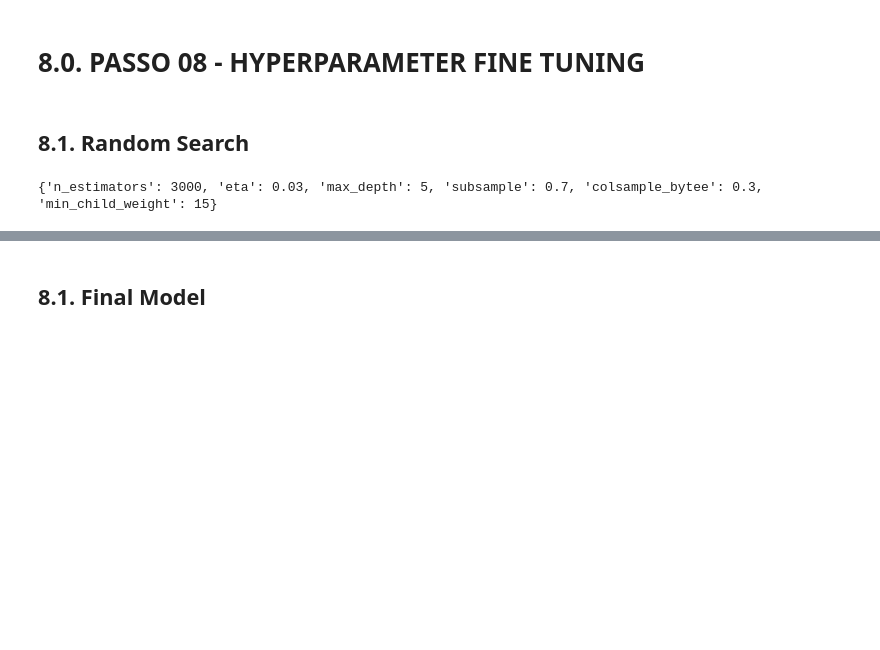
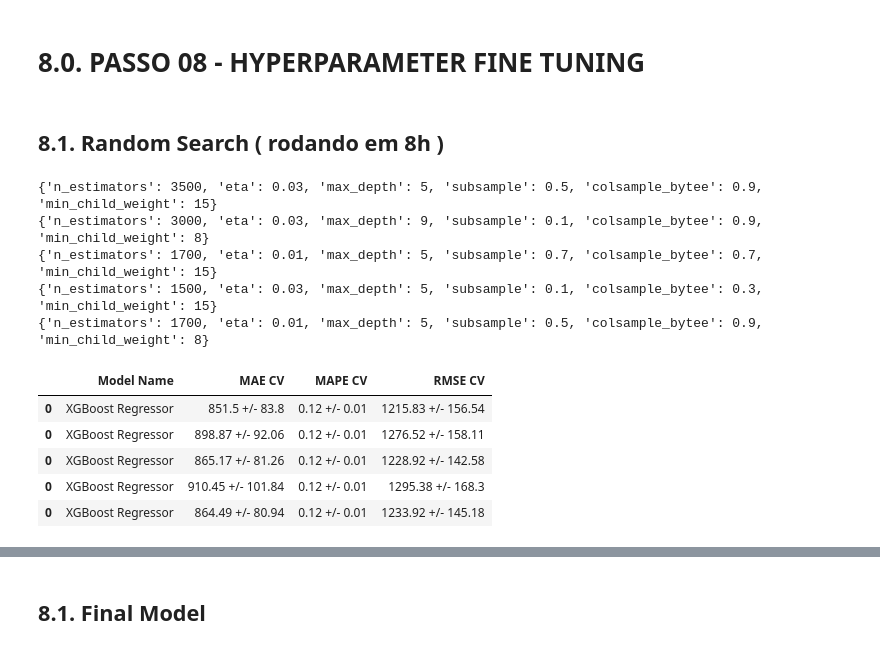
Before and after one commit to Ricardojnf33/Rossmann_Store_Sales, a Jupyter notebook: modelos/Rossmann_Store_Sales_Modulo_9_Business_Total_Machine_Learning_Performance.ipynb, the cells around one changed output, grey strips where cells are left out. Drawn from its saved outputs; the diff is of its cells as text; code cells hidden in the pictures; blank space fills up the shorter version.

```diff
--- a/modelos/Rossmann_Store_Sales_Modulo_9_Business_Total_Machine_Learning_Performance.ipynb
+++ b/modelos/Rossmann_Store_Sales_Modulo_9_Business_Total_Machine_Learning_Performance.ipynb
@@ -1162,5 +1168,5 @@ modelling_result_cv
 # %% [markdown]
 # 8.0. PASSO 08 - HYPERPARAMETER FINE TUNING
 # %% [markdown]
-## 8.1. Random Search
+## 8.1. Random Search ( rodando em 8h )
 # %%
@@ -1176,26 +1182,36 @@ MAX_EVAL = 5
 # %%
-final_result = pd.DataFrame()
-
-for i in range( MAX_EVAL ):
-    # choose values for parameters randomly
-    hp = { k: np.random.choice( v, 1 )[0] for k, v in param.items() }
-    print( hp )
-
-    # model
-    model_xgb = xgb.XGBRegressor( objective='reg:squarederror',
-                                n_estimators=hp['n_estimators'],
-                                eta=hp['eta'],
-                                max_depth=hp['max_depth'],
-                                subsample=hp['subsample'],
-                                colsample_bytee=hp['colsample_bytee'],
-                                min_child_weight=hp['min_child_weight'] )
-
-    # performance
-    result = cross_validation( x_training, 2, 'XGBoost Regressor', model_xgb, verbose=False )
-    final_result = pd.concat( [final_result, result] )
-
-final_result
+#final_result = pd.DataFrame()
+#
+#for i in range( MAX_EVAL ):
+#    # choose values for parameters randomly
+#    hp = { k: np.random.choice( v, 1 )[0] for k, v in param.items() }
+#    print( hp )
+#
+#    # model
+#    model_xgb = xgb.XGBRegressor( objective='reg:squarederror',
+#                                n_estimators=hp['n_estimators'],
+#                                eta=hp['eta'],
+#                                max_depth=hp['max_depth'],
+#                                subsample=hp['subsample'],
+#                                colsample_bytee=hp['colsample_bytee'],
+#                                min_child_weight=hp['min_child_weight'] )
+#
+#    # performance
+#    result = cross_validation( x_training, 2, 'XGBoost Regressor', model_xgb, verbose=False )
+#    final_result = pd.concat( [final_result, result] )
+#
+#final_result
 # %% [output]
-{'n_estimators': 3000, 'eta': 0.03, 'max_depth': 5, 'subsample': 0.7, 'colsample_bytee': 0.3, 'min_child_weight': 15}
+{'n_estimators': 3500, 'eta': 0.03, 'max_depth': 5, 'subsample': 0.5, 'colsample_bytee': 0.9, 'min_child_weight': 15}
+{'n_estimators': 3000, 'eta': 0.03, 'max_depth': 9, 'subsample': 0.1, 'colsample_bytee': 0.9, 'min_child_weight': 8}
+{'n_estimators': 1700, 'eta': 0.01, 'max_depth': 5, 'subsample': 0.7, 'colsample_bytee': 0.7, 'min_child_weight': 15}
+{'n_estimators': 1500, 'eta': 0.03, 'max_depth': 5, 'subsample': 0.1, 'colsample_bytee': 0.3, 'min_child_weight': 15}
+{'n_estimators': 1700, 'eta': 0.01, 'max_depth': 5, 'subsample': 0.5, 'colsample_bytee': 0.9, 'min_child_weight': 8}
+|  | Model Name | MAE CV | MAPE CV | RMSE CV |
+| 0 | XGBoost Regressor | 851.5 +/- 83.8 | 0.12 +/- 0.01 | 1215.83 +/- 156.54 |
+| 0 | XGBoost Regressor | 898.87 +/- 92.06 | 0.12 +/- 0.01 | 1276.52 +/- 158.11 |
+| 0 | XGBoost Regressor | 865.17 +/- 81.26 | 0.12 +/- 0.01 | 1228.92 +/- 142.58 |
+| 0 | XGBoost Regressor | 910.45 +/- 101.84 | 0.12 +/- 0.01 | 1295.38 +/- 168.3 |
+| 0 | XGBoost Regressor | 864.49 +/- 80.94 | 0.12 +/- 0.01 | 1233.92 +/- 145.18 |
 # %%
 final_result
```
Also changed, not shown: parts of 21 cells of this notebook.
